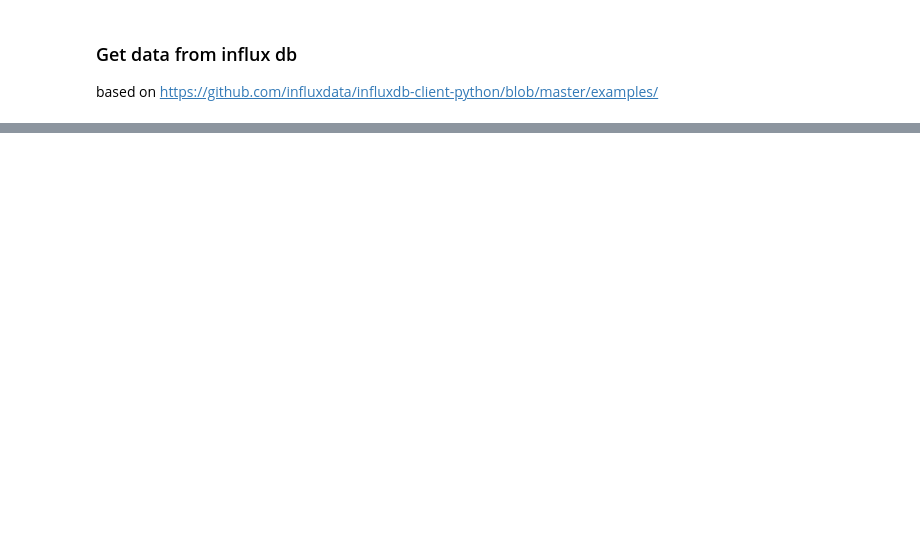
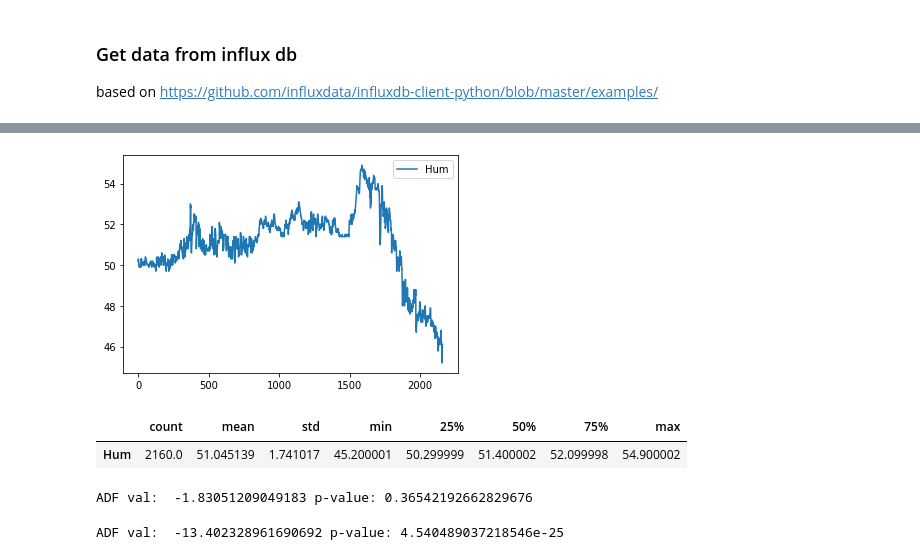
Before and after one commit to Prop4et/IoT_Project, a Jupyter notebook: analytics/ARIMA.ipynb, the cells around one changed output, grey strips where cells are left out. Cells and saved outputs as stored; diff of their text form; code cells hidden in the pictures; blank space fills up the shorter version.

```diff
--- a/analytics/ARIMA.ipynb
+++ b/analytics/ARIMA.ipynb
@@ -108,0 +152,23 @@ plt.show( )
+# %%
+from influxdb_client import InfluxDBClient, Point
+from influxdb_client.client.write_api import SYNCHRONOUS
+#read influx info from config file
+
+fd =  open('../server/influxconfig.json', 'r')
+config = json.load(fd)
+query_hum = 'from(bucket:"hum")' \
+        ' |> range(start:-6h)'\
+        ' |> filter(fn: (r) => r._measurement == "val" and r._field == "value" and r._value > -1)'
+client =  InfluxDBClient(url='http://'+config["remotehost"]+':'+config["port"], token=config["token"], org=config["org"], debug=False)
+write_api = client.write_api(write_options=SYNCHRONOUS)
+query_api = client.query_api()
+result = query_api.query_data_frame(query_hum)
+
+fd.close()
+df = result.drop(columns=['result', 'table', '_start', '_stop', '_field', '_measurement'])
+df_clean = df.copy()
+df_clean = df_clean.loc[df_clean['sensor'] == '0']
+df_clean = df_clean.drop(columns=['lat', 'lon', 'sensor'])
+df_clean = df_clean.rename(columns = {'_time': 'Time', '_value': 'Hum'})
+df_clean['Time'] = df_clean['Time'].dt.strftime('%d-%m-%Y %H:%M:%S')
+df_clean
@@ -108,0 +189,11 @@ plt.show( )
+# %%
+plot_cols = ['Hum']
+plot_features = df_clean[plot_cols]
+_ = plot_features.plot(subplots=True)
+# %% [output]
+[figure, added]
+# %%
+df_clean.describe().transpose()
+# %% [output]
+|  | count | mean | std | min | 25% | 50% | 75% | max |
+| Hum | 2160.0 | 51.045139 | 1.741017 | 45.200001 | 50.299999 | 51.400002 | 52.099998 | 54.900002 |
@@ -108,0 +208,12 @@ plt.show( )
+# %%
+res = adfuller(train)
+print('ADF val: ', res[0], 'p-value:', res[1])
+# %% [output]
+ADF val:  -1.83051209049183 p-value: 0.36542192662829676
+# %%
+#if p-val < 0.05 then series is stationary, if not i have to do some magic -> 0.83977
+train_diff = train.diff().dropna()
+res = adfuller(train_diff)
+print('ADF val: ', res[0], 'p-value:', res[1])
+# %% [output]
+ADF val:  -13.402328961690692 p-value: 4.540489037218546e-25
```
Also changed, not shown: parts of 34 cells of this notebook.
